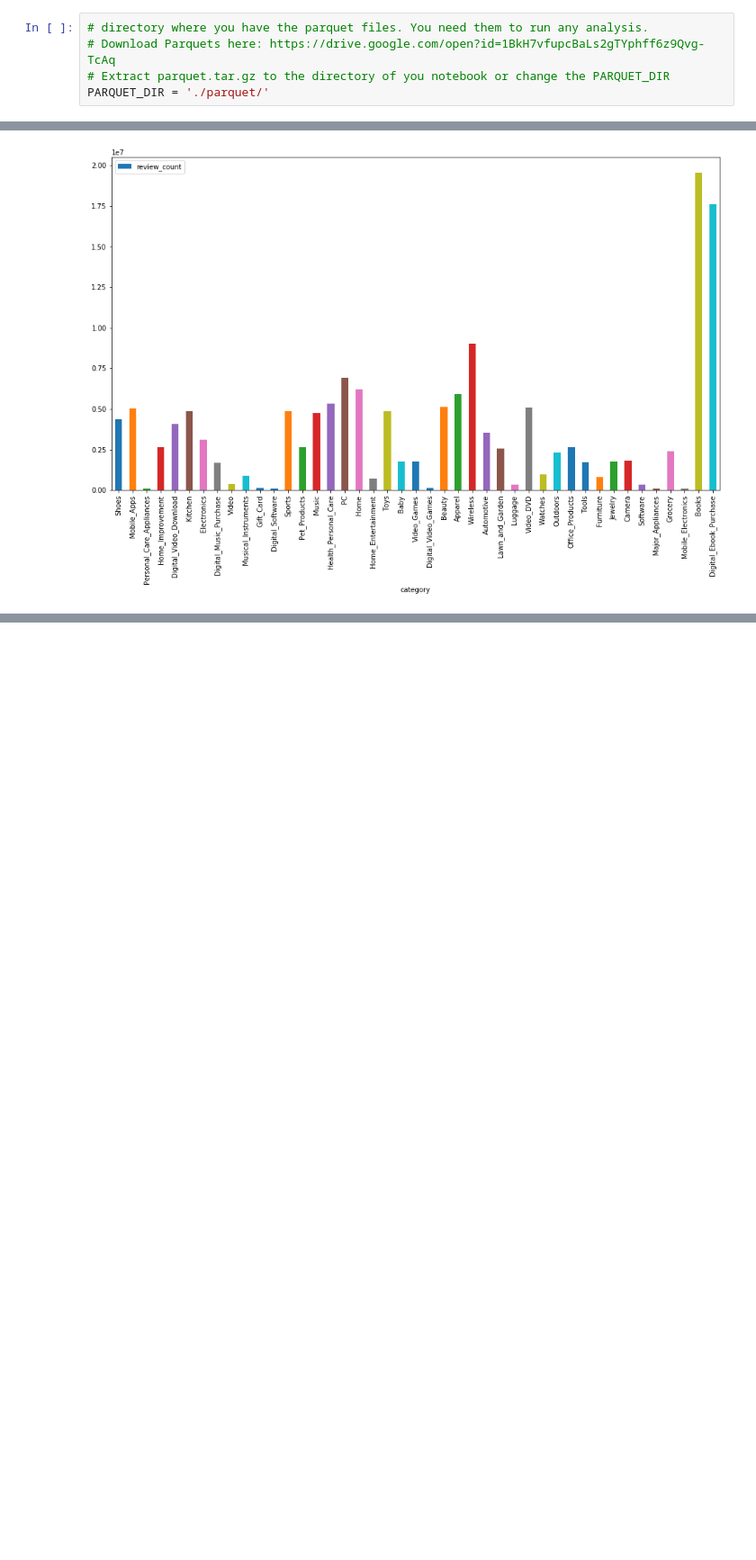
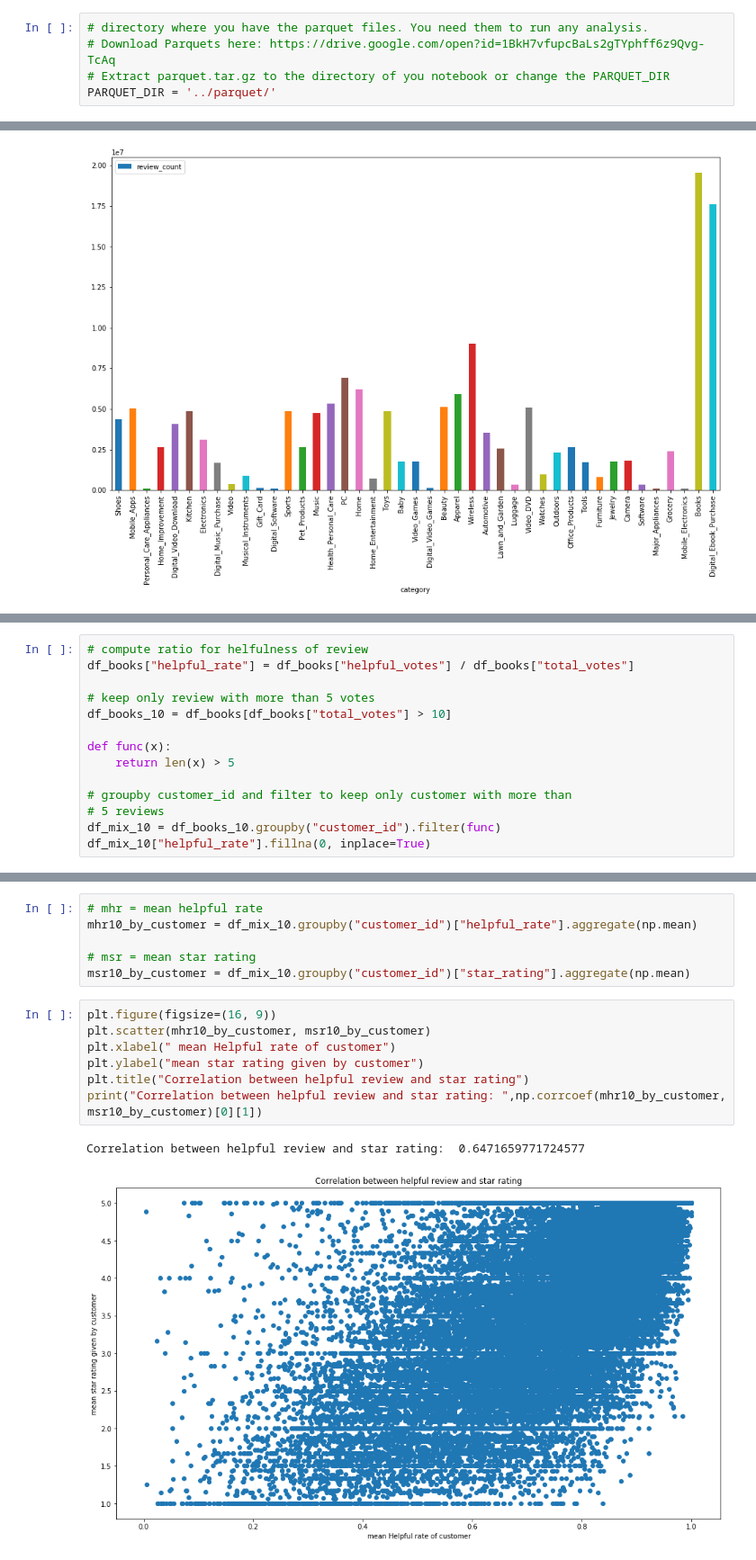
Before and after one commit to pjuda/ada-project, a Jupyter notebook: amazon-reviews.ipynb, the cells around one changed output, grey strips where cells are left out. Shown: that part at 90% size. Saved outputs shown, nothing was run; the diff lists cells and outputs as text; blank space fills up the shorter version.

Commit message:
correlation helpful/star ratin

```diff
--- a/amazon-reviews.ipynb
+++ b/amazon-reviews.ipynb
@@ -11,7 +12,7 @@ import collections
 # directory where you have the parquet files. You need them to run any analysis.
 # Download Parquets here: https://drive.google.com/open?id=1BkH7vfupcBaLs2gTYphff6z9Qvg-TcAq
 # Extract parquet.tar.gz to the directory of you notebook or change the PARQUET_DIR
-PARQUET_DIR = './parquet/'
+PARQUET_DIR = '../parquet/'
 # %%
 # Load dataframes listing the parquet files
 
@@ -140,0 +144,14 @@ category_reviews.plot.bar(x='category', y='review_count', figsize=(16,9))
+# %%
+# compute ratio for helfulness of review
+df_books["helpful_rate"] = df_books["helpful_votes"] / df_books["total_votes"]
+
+# keep only review with more than 5 votes
+df_books_10 = df_books[df_books["total_votes"] > 10]
+
+def func(x):
+    return len(x) > 5
+
+# groupby customer_id and filter to keep only customer with more than
+# 5 reviews
+df_mix_10 = df_books_10.groupby("customer_id").filter(func)
+df_mix_10["helpful_rate"].fillna(0, inplace=True)
@@ -140,0 +163,16 @@ category_reviews.plot.bar(x='category', y='review_count', figsize=(16,9))
+# %%
+# mhr = mean helpful rate
+mhr10_by_customer = df_mix_10.groupby("customer_id")["helpful_rate"].aggregate(np.mean)
+
+# msr = mean star rating
+msr10_by_customer = df_mix_10.groupby("customer_id")["star_rating"].aggregate(np.mean)
+# %%
+plt.figure(figsize=(16, 9))
+plt.scatter(mhr10_by_customer, msr10_by_customer)
+plt.xlabel(" mean Helpful rate of customer")
+plt.ylabel("mean star rating given by customer")
+plt.title("Correlation between helpful review and star rating")
+print("Correlation between helpful review and star rating: ",np.corrcoef(mhr10_by_customer, msr10_by_customer)[0][1])
+# %% [output]
+Correlation between helpful review and star rating:  0.6471659771724577
+[figure, added]
```
Also changed, not shown: parts of 6 cells of this notebook, 1 other file.
